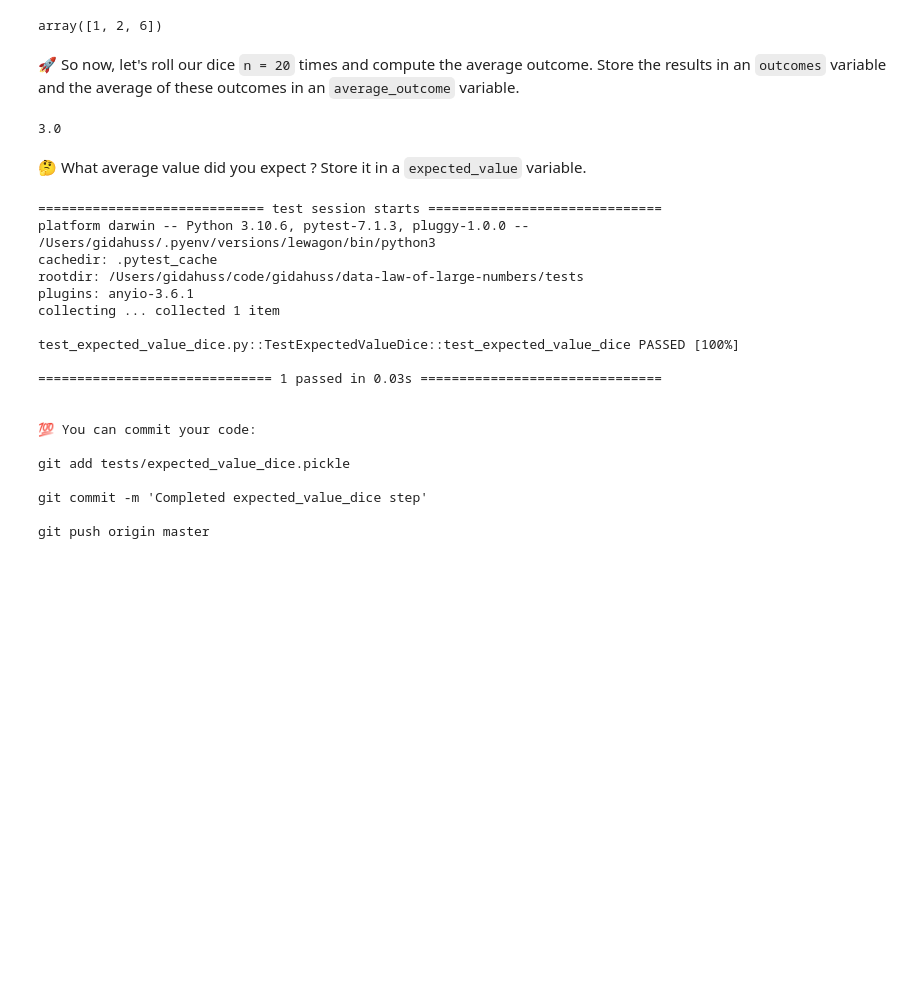
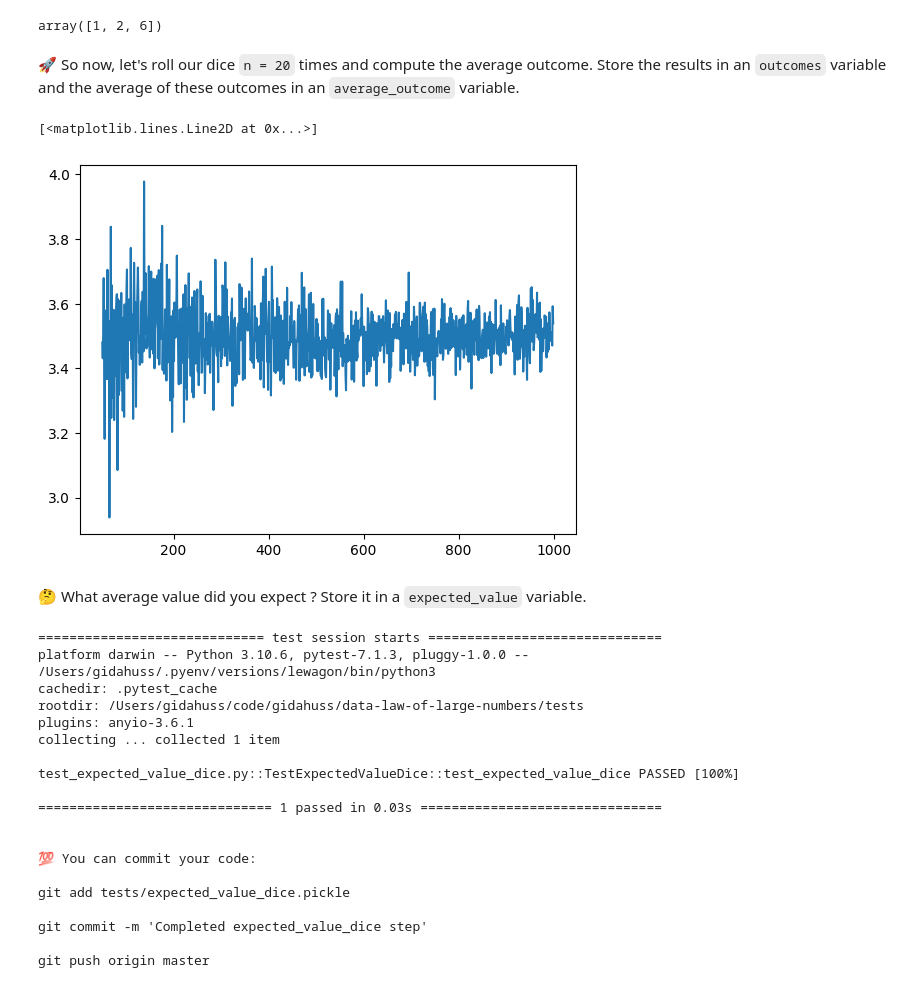
Before and after one commit to gidahuss/data-law-of-large-numbers, a Jupyter notebook: law_of_large_numbers.ipynb, the cells around one changed output. Cells and saved outputs as stored; diff of their text form; code cells hidden in the pictures; blank space fills up the shorter version.

```diff
--- a/law_of_large_numbers.ipynb
+++ b/law_of_large_numbers.ipynb
@@ -34,10 +34,15 @@ array([1, 2, 6])
 🚀 So now, let's roll our dice `n = 20` times and compute the average outcome. Store the results in an `outcomes` variable and the average of these outcomes in an `average_outcome` variable.
 # %%
 # YOUR CODE HERE
-roll = np.random.randint(1,6+1,20)
-np.mean(roll)
+trials = np.arange(50,1000)
+roll = [np.random.randint(1,6+1,i) for i in trials]
+# means = [ np.mean(roll) for i
+# trials
+means = [np.mean(i) for i in roll]
+plt.plot(trials, means)
 # %% [output]
-3.0
+[<matplotlib.lines.Line2D at 0x...>]
+[figure, added]
 # %% [markdown]
 🤔 What average value did you expect ? Store it in a `expected_value` variable.
 # %%
```
Also changed, not shown: parts of 8 cells of this notebook, 1 other file.
